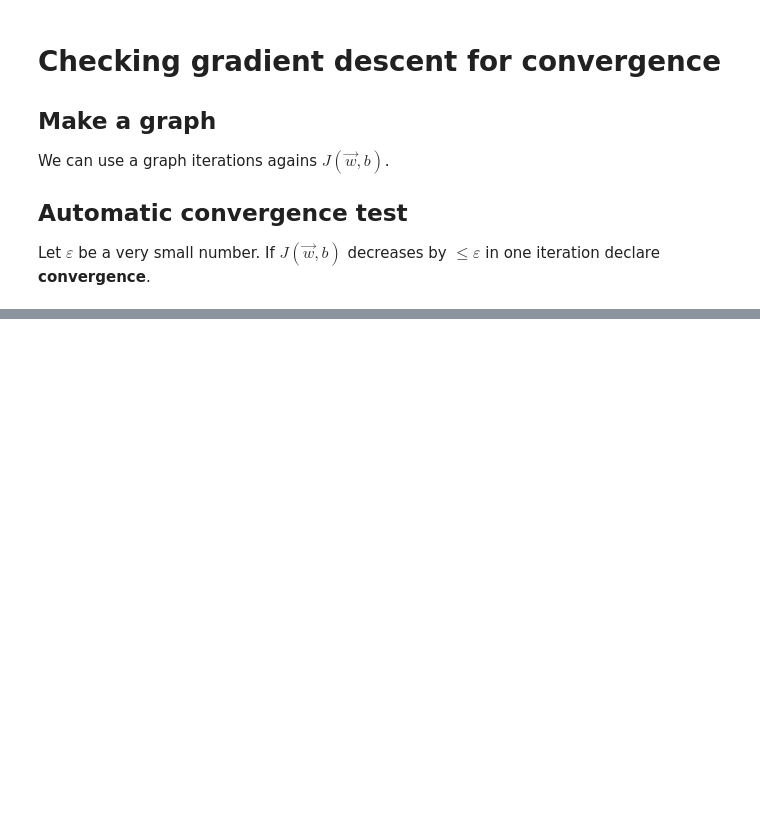
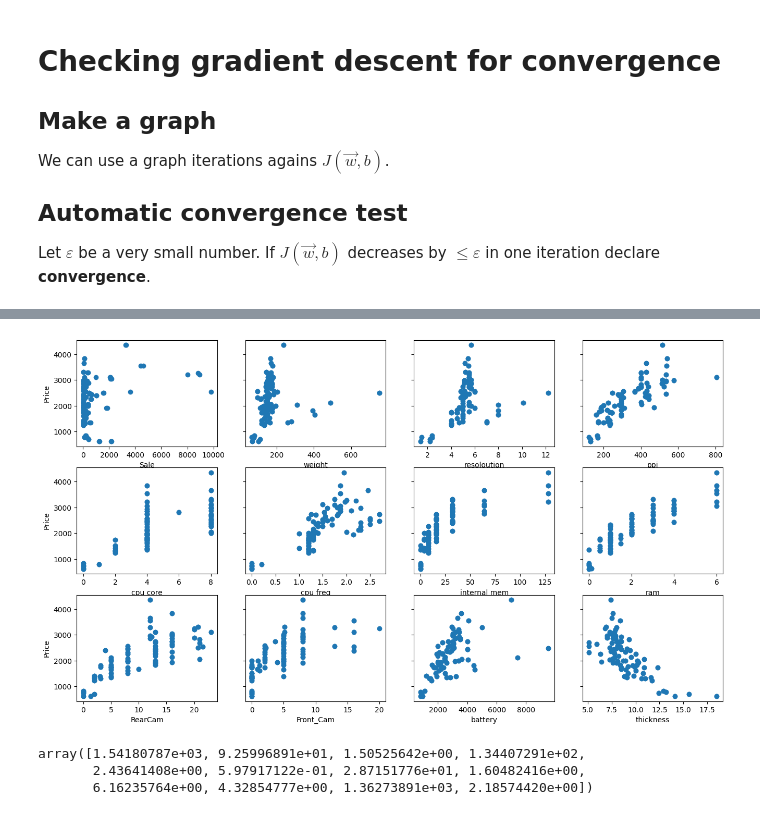
Before and after one commit to faustodavidhernandezjasso/supervised-machine-learning, a Jupyter notebook: src/feature_scaling.ipynb, the cells around one changed output, grey strips where cells are left out. Saved outputs shown, nothing was run; the diff lists cells and outputs as text; code cells hidden in the pictures; blank space fills up the shorter version.

```diff
--- a/src/feature_scaling.ipynb
+++ b/src/feature_scaling.ipynb
@@ -45,3 +45,11 @@ $$
 We can use a graph iterations agains $J\left(\vec{w}, b\right)$.
 ## Automatic convergence test
 Let $\varepsilon$ be a very small number. If $J\left(\vec{w}, b\right)$ decreases by $\leq \varepsilon$ in one iteration declare **convergence**.
+# %%
+import numpy as np
+import pandas as pd
+import matplotlib.pyplot as plt
+import seaborn as sns
+
+dataset = pd.read_csv('data_set/second_data_set/Cellphone.csv')
+dataset.head(10) # Show the first ten registers.
@@ -47,0 +88,24 @@ Let $\varepsilon$ be a very small number. If $J\left(\vec{w}, b\right)$ decrease
+# %%
+features_x = ['Sale', 'weight', 'resoloution', 'ppi', 'cpu core', 'cpu freq', 'internal mem', 'ram', 'RearCam', 'Front_Cam', 'battery', 'thickness']
+x = dataset[features_x]
+y = dataset['Price']
+vec_x = x.to_numpy() # Convert data frame into numpy matrix
+actual_y = y.to_numpy() # Convert data frame into numpy matrix
+m = vec_x.shape[0] # number of samples
+n = vec_x.shape[1] # number of features
+# %%
+fig,ax = plt.subplots(3, 4, figsize=(16, 9), sharey=True)
+c = 0
+for i in range(3):
+    for j in range(4):
+        feature = features_x[c]
+        c += 1
+        actual_x = x[feature].to_numpy()
+        ax[i][j].scatter(actual_x, actual_y)
+        ax[i][j].set_xlabel(feature)
+ax[0][0].set_ylabel("Price")
+ax[1][0].set_ylabel("Price")
+ax[2][0].set_ylabel("Price")
+plt.show()
+# %% [output]
+[figure, added]
@@ -47,0 +140,12 @@ Let $\varepsilon$ be a very small number. If $J\left(\vec{w}, b\right)$ decrease
+# %%
+def zscore_normalization(X):
+    mu = np.mean(X, axis=0)
+    sigma = np.std(X, axis=0)
+    X_norm = (X - mu) / sigma
+    return (X_norm, mu, sigma)
+
+X_norm, mu, sigma = zscore_normalization(vec_x)
+# %% [output]
+array([1.54180787e+03, 9.25996891e+01, 1.50525642e+00, 1.34407291e+02,
+       2.43641408e+00, 5.97917122e-01, 2.87151776e+01, 1.60482416e+00,
+       6.16235764e+00, 4.32854777e+00, 1.36273891e+03, 2.18574420e+00])
```
Also changed, not shown: parts of 4 cells of this notebook.
